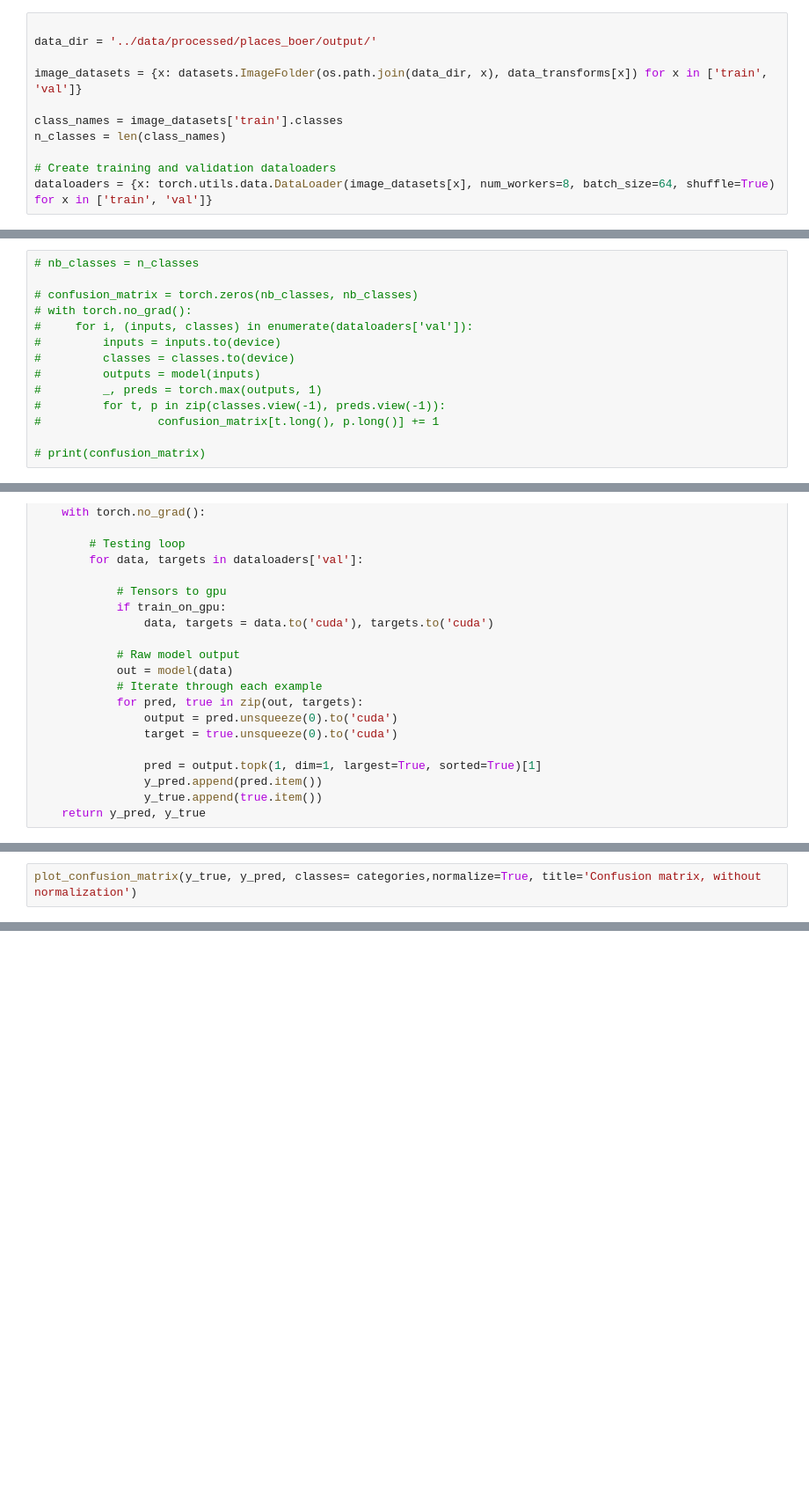
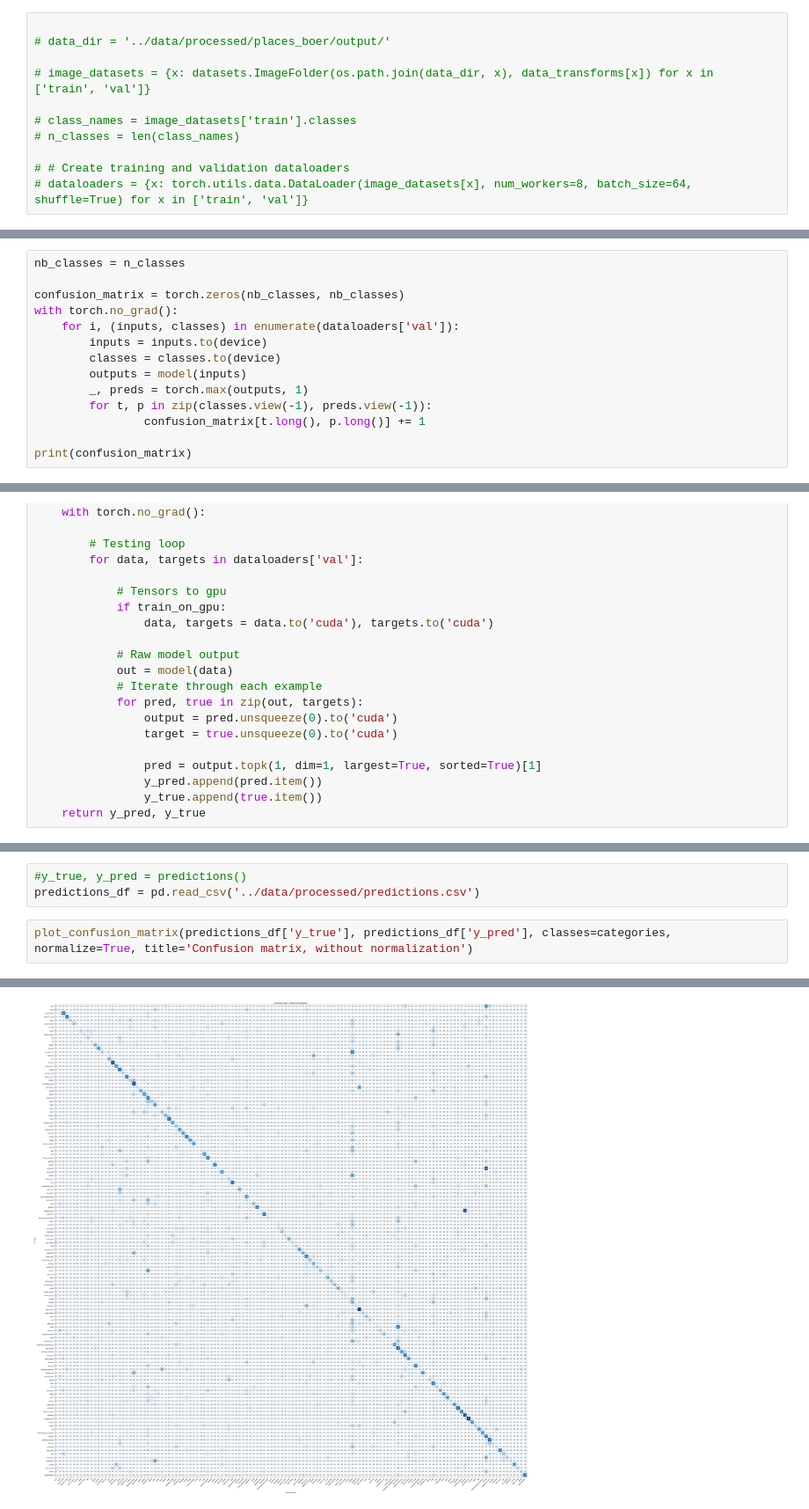
Before and after one commit to melvinwevers/hisvis, a Jupyter notebook: notebooks/explore_results.ipynb, the cells around one changed output, grey strips where cells are left out. Shown at 88% size. Drawn from its saved outputs; the diff is of its cells as text; blank space fills up the shorter version.

```diff
--- a/notebooks/explore_results.ipynb
+++ b/notebooks/explore_results.ipynb
@@ -74,14 +103,14 @@ data_transforms = {
 # %%
 
-data_dir = '../data/processed/places_boer/output/'
+# data_dir = '../data/processed/places_boer/output/'
 
-image_datasets = {x: datasets.ImageFolder(os.path.join(data_dir, x), data_transforms[x]) for x in ['train', 'val']}
+# image_datasets = {x: datasets.ImageFolder(os.path.join(data_dir, x), data_transforms[x]) for x in ['train', 'val']}
 
-class_names = image_datasets['train'].classes
-n_classes = len(class_names)
+# class_names = image_datasets['train'].classes
+# n_classes = len(class_names)
 
-# Create training and validation dataloaders
-dataloaders = {x: torch.utils.data.DataLoader(image_datasets[x], num_workers=8, batch_size=64, shuffle=True) for x in ['train', 'val']}
+# # Create training and validation dataloaders
+# dataloaders = {x: torch.utils.data.DataLoader(image_datasets[x], num_workers=8, batch_size=64, shuffle=True) for x in ['train', 'val']}
 # %%
 # Location of data
 
@@ -359,14 +395,14 @@ results = pd.read_csv('../data/processed/results.csv')
 # %%
-# nb_classes = n_classes
+nb_classes = n_classes
 
-# confusion_matrix = torch.zeros(nb_classes, nb_classes)
-# with torch.no_grad():
-#     for i, (inputs, classes) in enumerate(dataloaders['val']):
-#         inputs = inputs.to(device)
-#         classes = classes.to(device)
-#         outputs = model(inputs)
-#         _, preds = torch.max(outputs, 1)
-#         for t, p in zip(classes.view(-1), preds.view(-1)):
-#                 confusion_matrix[t.long(), p.long()] += 1
+confusion_matrix = torch.zeros(nb_classes, nb_classes)
+with torch.no_grad():
+    for i, (inputs, classes) in enumerate(dataloaders['val']):
+        inputs = inputs.to(device)
+        classes = classes.to(device)
+        outputs = model(inputs)
+        _, preds = torch.max(outputs, 1)
+        for t, p in zip(classes.view(-1), preds.view(-1)):
+                confusion_matrix[t.long(), p.long()] += 1
 
-# print(confusion_matrix)
+print(confusion_matrix)
@@ -444,4 +486,7 @@ def plot_confusion_matrix(y_true, y_pred, classes,
     return ax
+# %%
+#y_true, y_pred = predictions()
+predictions_df = pd.read_csv('../data/processed/predictions.csv')
 # %%
-plot_confusion_matrix(y_true, y_pred, classes= categories,normalize=True, title='Confusion matrix, without normalization')
+plot_confusion_matrix(predictions_df['y_true'], predictions_df['y_pred'], classes=categories, normalize=True, title='Confusion matrix, without normalization')
 # %% [output]
@@ -448,0 +502 @@ NameError: name 'y_true' is not defined
+[figure, added]
```
Also changed, not shown: parts of 22 cells of this notebook, 1 other file.
